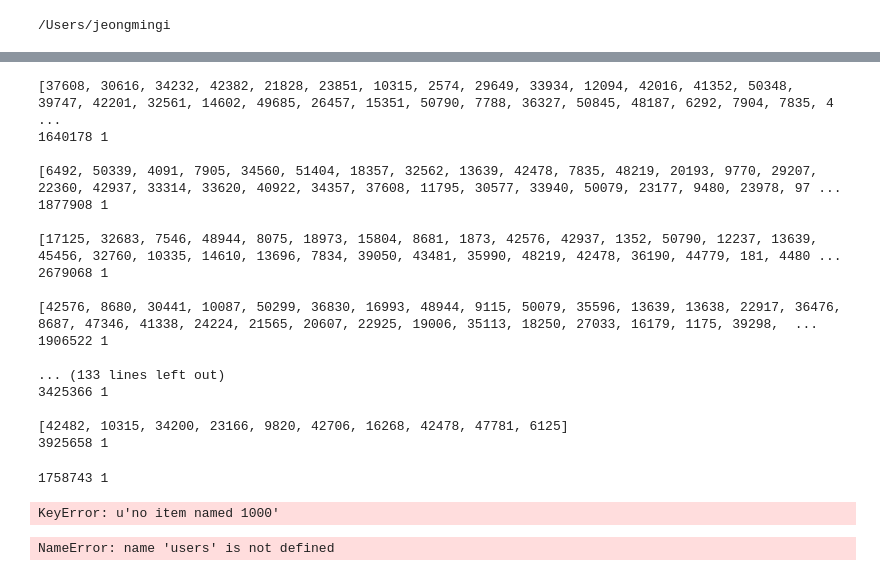
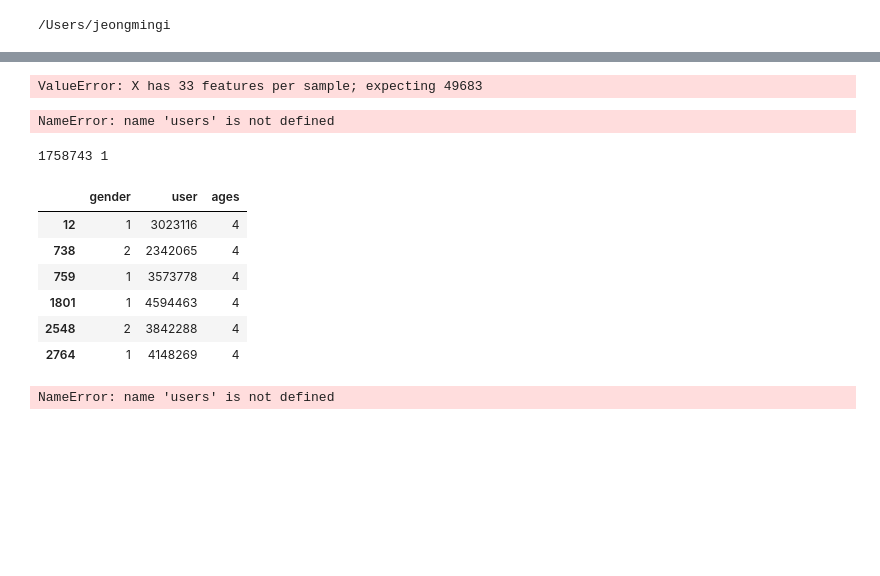
Before and after one commit to Kugi/sw_maestro_data_mining, a Jupyter notebook: Min/2Profiling/user_age_Profiled_.ipynb, the cells around one changed output, grey strips where cells are left out. Drawn from its saved outputs; the diff is of its cells as text; code cells hidden in the pictures; blank space fills up the shorter version.

```diff
--- a/Min/2Profiling/user_age_Profiled_.ipynb
+++ b/Min/2Profiling/user_age_Profiled_.ipynb
@@ -63,0 +124,21 @@ for i in user_id__:
+# %%
+for i, temp in enumerate(df_temp['gender']):
+    df_temp['gender'][i] = temp.replace(" ", "")
+    if df_temp['gender'][i] == 'male':
+        df_temp['gender'][i] = 1
+    elif df_temp['gender'][i] == 'female':
+        df_temp['gender'][i] = 2
+    else:
+        print "ERROR"
+# %%
+#c = 0
+for i, p in enumerate(df_temp['age']):
+    if (p >= 30.):
+        df_temp['age'][i] = 3.;
+    elif (p >= 20.):
+        df_temp['age'][i] = 2.;
+    elif (p >= 10.):
+        df_temp['age'][i] = 1.;
+    else:
+        #print "Error"
+        pass
@@ -63,0 +163,11 @@ for i in user_id__:
+# %%
+c = 0
+for i, user in enumerate(df_temp['user'][:5000]):
+    temp1, temp2 = what_ages(user)
+    true_age = df_temp['age'][i]
+    print user, temp2, true_age
+    if(temp2 == true_age):
+        c += 1
+    else:
+        pass
+c
@@ -94,38 +212,34 @@ users= pickle.load(file('sw_maestro_data_mining/utils/profiled_gender.pkl'))
 users["ages"] = 0
 # %%
 ##### SUMMARY OF DATAFRAME #####
+# %%
+app = [33796, 24375, 48494, 9115, 5957, 11798, 24432, 27075, 13041, 25457, 1468, 7450, 1175, 39666, 29022, 44392, 31532, 8677, 8134, 3302, 36629, 8687, 47718, 18286, 8681, 42988, 44127, 42009, 1182, 7402, 23609, 56, 19416]
+apps = np.array(app)
+clf.predict([apps])
+# %% [output]
+ValueError: X has 33 features per sample; expecting 49683
 # %%
-for i, uid in enumerate(users['user'][500:550]):
+for i, uid in enumerate(users['user'][:3]):
     #print(i, uid)
     temp, age = what_ages(uid)
     users.ix[ (users['user'] == uid), 'ages' ] = age
     print temp, age, "\n"
 # %% [output]
-[37608, 30616, 34232, 42382, 21828, 23851, 10315, 2574, 29649, 33934, 12094, 42016, 41352, 50348, 39747, 42201, 32561, 14602, 49685, 26457, 15351, 50790, 7788, 36327, 50845, 48187, 6292, 7904, 7835, 4 ...
-1640178 1
-
-[6492, 50339, 4091, 7905, 34560, 51404, 18357, 32562, 13639, 42478, 7835, 48219, 20193, 9770, 29207, 22360, 42937, 33314, 33620, 40922, 34357, 37608, 11795, 30577, 33940, 50079, 23177, 9480, 23978, 97 ...
-1877908 1
-
-[17125, 32683, 7546, 48944, 8075, 18973, 15804, 8681, 1873, 42576, 42937, 1352, 50790, 12237, 13639, 45456, 32760, 10335, 14610, 13696, 7834, 39050, 43481, 35990, 48219, 42478, 36190, 44779, 181, 4480 ...
-2679068 1
-
-[42576, 8680, 30441, 10087, 50299, 36830, 16993, 48944, 9115, 50079, 35596, 13639, 13638, 22917, 36476, 8687, 47346, 41338, 24224, 21565, 20607, 22925, 19006, 35113, 18250, 27033, 16179, 1175, 39298,  ...
-1906522 1
-
-... (133 lines left out)
-3425366 1
-
-[42482, 10315, 34200, 23166, 9820, 42706, 16268, 42478, 47781, 6125]
-3925658 1
+NameError: name 'users' is not defined
 # %%
 print temp, age
 # %% [output]
 1758743 1
-# %%
-users[1000]
-# %% [output]
-KeyError: u'no item named 1000'
+# %%
+users.ix[users['ages'] == ]
+# %% [output]
+|  | gender | user | ages |
+| 12 | 1 | 3023116 | 4 |
+| 738 | 2 | 2342065 | 4 |
+| 759 | 1 | 3573778 | 4 |
+| 1801 | 1 | 4594463 | 4 |
+| 2548 | 2 | 3842288 | 4 |
+| 2764 | 1 | 4148269 | 4 |
 # %%
 users[10:20]
 # %% [output]
```
Also changed, not shown: parts of 19 cells of this notebook, 10 other files.
